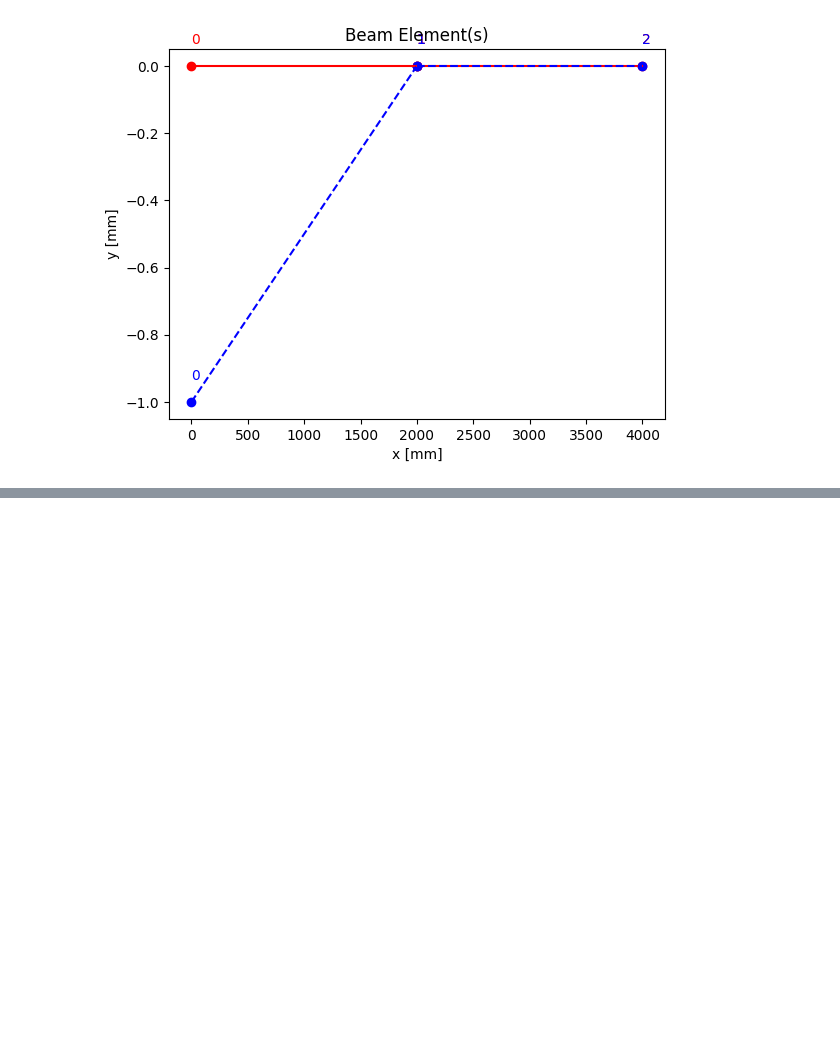
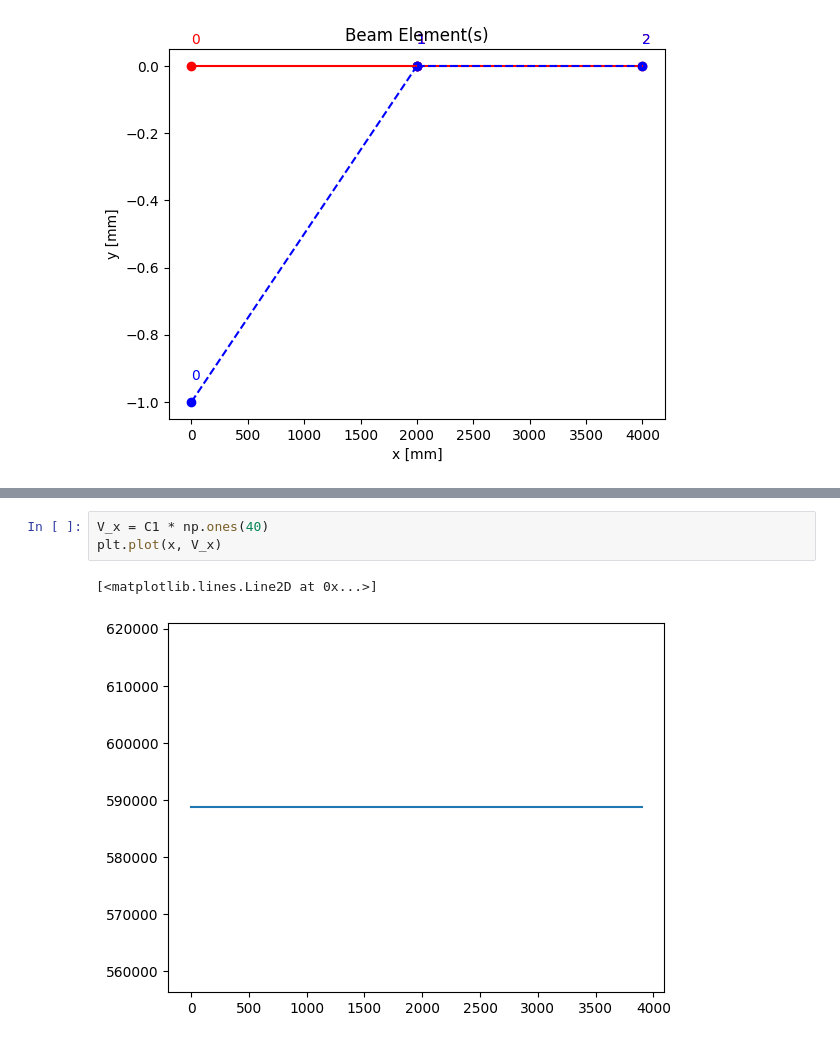
Before and after one commit to efekaanefe/ME413-Finite-Element-Method, a Jupyter notebook: Beam2D.ipynb, the cells around one changed output, grey strips where cells are left out. Cells and saved outputs as stored; diff of their text form; blank space fills up the shorter version.

```diff
--- a/Beam2D.ipynb
+++ b/Beam2D.ipynb
@@ -385,0 +396,6 @@ ic| w_x_equation: ('w(x) = 98112.27 x^3 + -785023163.40 x^2 + 1570796326794.90 x
+# %%
+V_x = C1 * np.ones(40)
+plt.plot(x, V_x)
+# %% [output]
+[<matplotlib.lines.Line2D at 0x...>]
+[figure, added]
```
Also changed, not shown: parts of 3 cells of this notebook.
